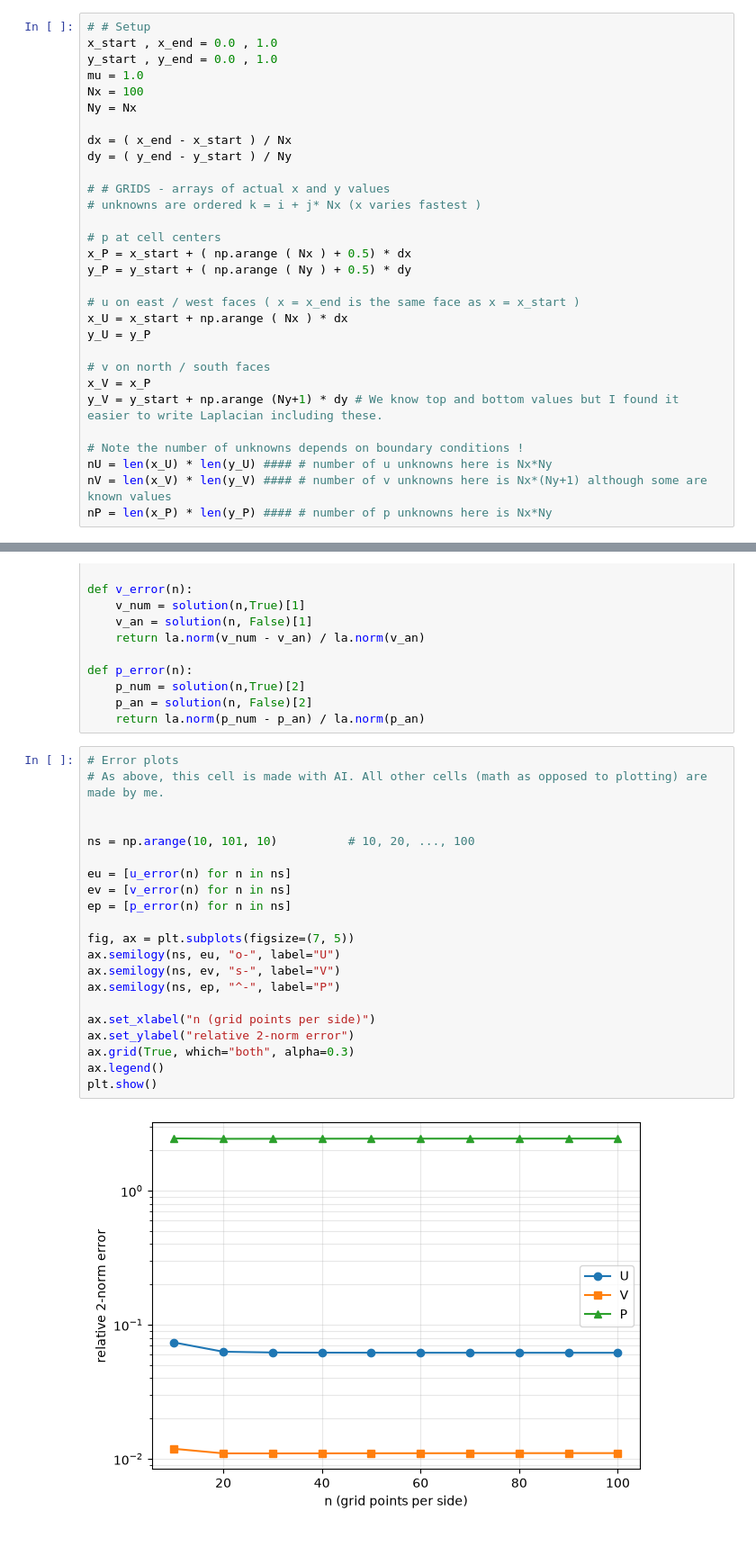
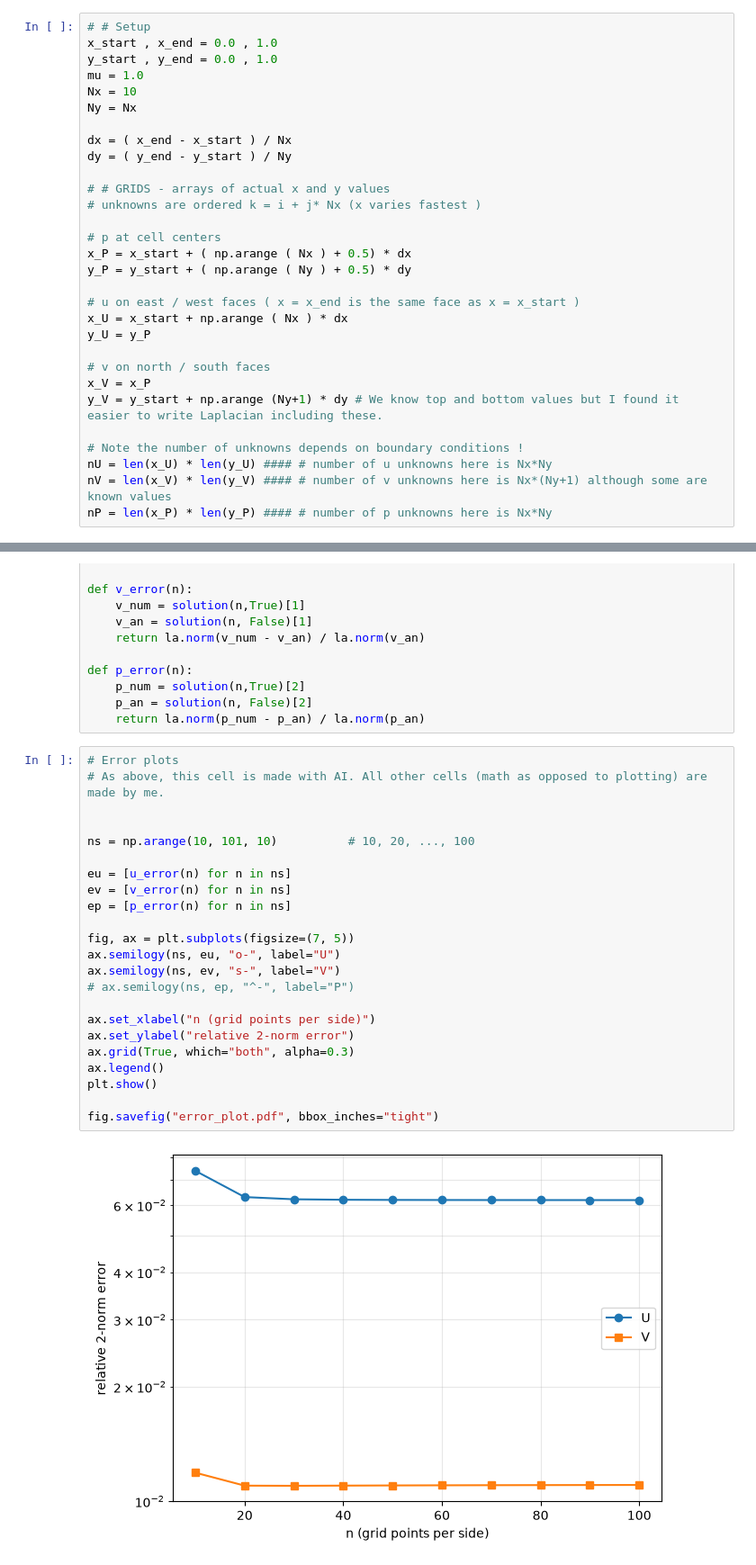
Before and after one commit to sgravelle/pde_hw1, a Jupyter notebook: hw1.ipynb, the cells around one changed output, grey strips where cells are left out. Shown at 90% size. Saved outputs shown, nothing was run; the diff lists cells and outputs as text.

```diff
--- a/hw1.ipynb
+++ b/hw1.ipynb
@@ -25,7 +25,7 @@ np.set_printoptions(legacy='1.25')
 x_start , x_end = 0.0 , 1.0
 y_start , y_end = 0.0 , 1.0
 mu = 1.0
-Nx = 100
+Nx = 10
 Ny = Nx
 
 dx = ( x_end - x_start ) / Nx
@@ -495,23 +500,25 @@ def p_error(n):
 # %%
 # Error plots
 # As above, this cell is made with AI. All other cells (math as opposed to plotting) are made by me.
 
 
 ns = np.arange(10, 101, 10)          # 10, 20, ..., 100
 
 eu = [u_error(n) for n in ns]
 ev = [v_error(n) for n in ns]
 ep = [p_error(n) for n in ns]
 
 fig, ax = plt.subplots(figsize=(7, 5))
 ax.semilogy(ns, eu, "o-", label="U")
 ax.semilogy(ns, ev, "s-", label="V")
-ax.semilogy(ns, ep, "^-", label="P")
+# ax.semilogy(ns, ep, "^-", label="P")
 
 ax.set_xlabel("n (grid points per side)")
 ax.set_ylabel("relative 2-norm error")
 ax.grid(True, which="both", alpha=0.3)
 ax.legend()
 plt.show()
+
+fig.savefig("error_plot.pdf", bbox_inches="tight")
 # %% [output]
-[figure, old version]
+[figure, new version]
```
Also changed, not shown: parts of 2 cells of this notebook, 3 other files.
